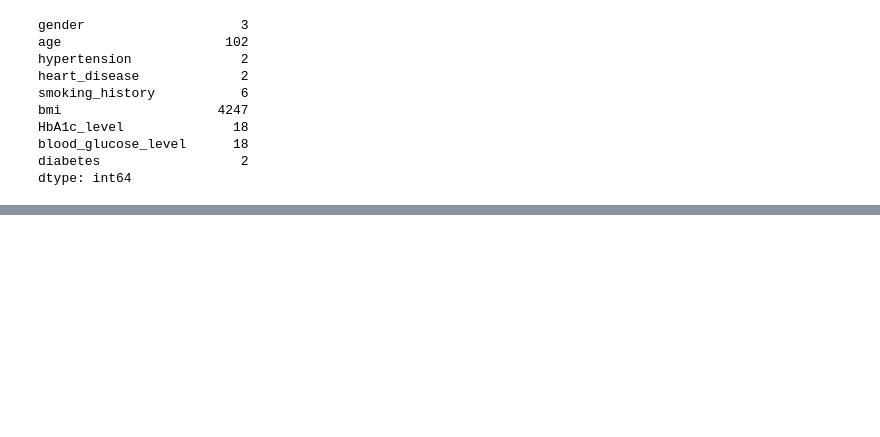
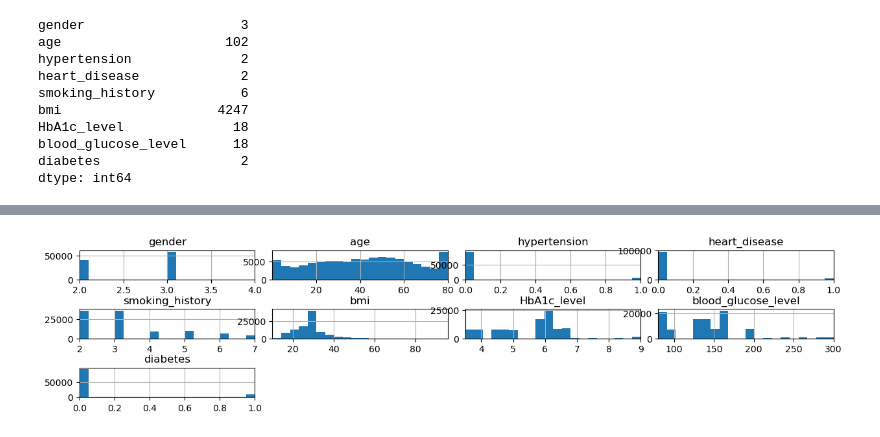
Before and after one commit to Kat2go/Project_4_Diabetes, a Jupyter notebook: Project 4 Diabetes.ipynb, the cells around one changed output, grey strips where cells are left out. Saved outputs shown, nothing was run; the diff lists cells and outputs as text; code cells hidden in the pictures; blank space fills up the shorter version.

Commit message:
Updated with gender, smoking histories as numbers

```diff
--- a/Project 4 Diabetes.ipynb
+++ b/Project 4 Diabetes.ipynb
@@ -63,3 +64,10 @@ Data columns (total 9 columns):
  8   diabetes             100000 non-null  int64
 dtypes: float64(3), int64(4), object(2)
 memory usage: 6.9+ MB
+# %%
+Raw_data["smoking_history"].replace (
+{"never":2, "No Info":3,
+"current":4, "former":5,
+"not current":6, "ever":7},
+inplace=True)
+Raw_data.head()
@@ -65,0 +81,5 @@ memory usage: 6.9+ MB
+# %%
+Raw_data["gender"].replace (
+{"Male": 2, "Female": 3, "Other": 4},
+inplace=True)
+Raw_data.head()
@@ -65,0 +93,3 @@ memory usage: 6.9+ MB
+# %%
+Raw_data = Raw_data.astype({"gender":np.int64, "smoking_history":np.int64})
+Raw_data.dtypes
@@ -103,0 +121,22 @@ for i, j in itertools.zip_longest(col, range(length)):
+# %%
+#Histogram of each feature
+import itertools
+import matplotlib.pyplot as plt
+
+col = Raw_data.columns[:9]
+plt.subplots(figsize=(15, 10))
+length = len(col)
+
+for i, j in itertools.zip_longest(col, range(length)):
+    plt.subplot((length), 4, j + 1)
+    plt.subplots_adjust(wspace=0.1, hspace=1.0)
+
+    # Set a common x-axis range for all histograms
+    plt.xlim([min(Raw_data[i]), max(Raw_data[i])])
+
+    Raw_data[i].hist(bins=20)
+    plt.title(i)
+
+plt.show()
+# %% [output]
+[figure, added]
```
Also changed, not shown: parts of 7 cells of this notebook.
